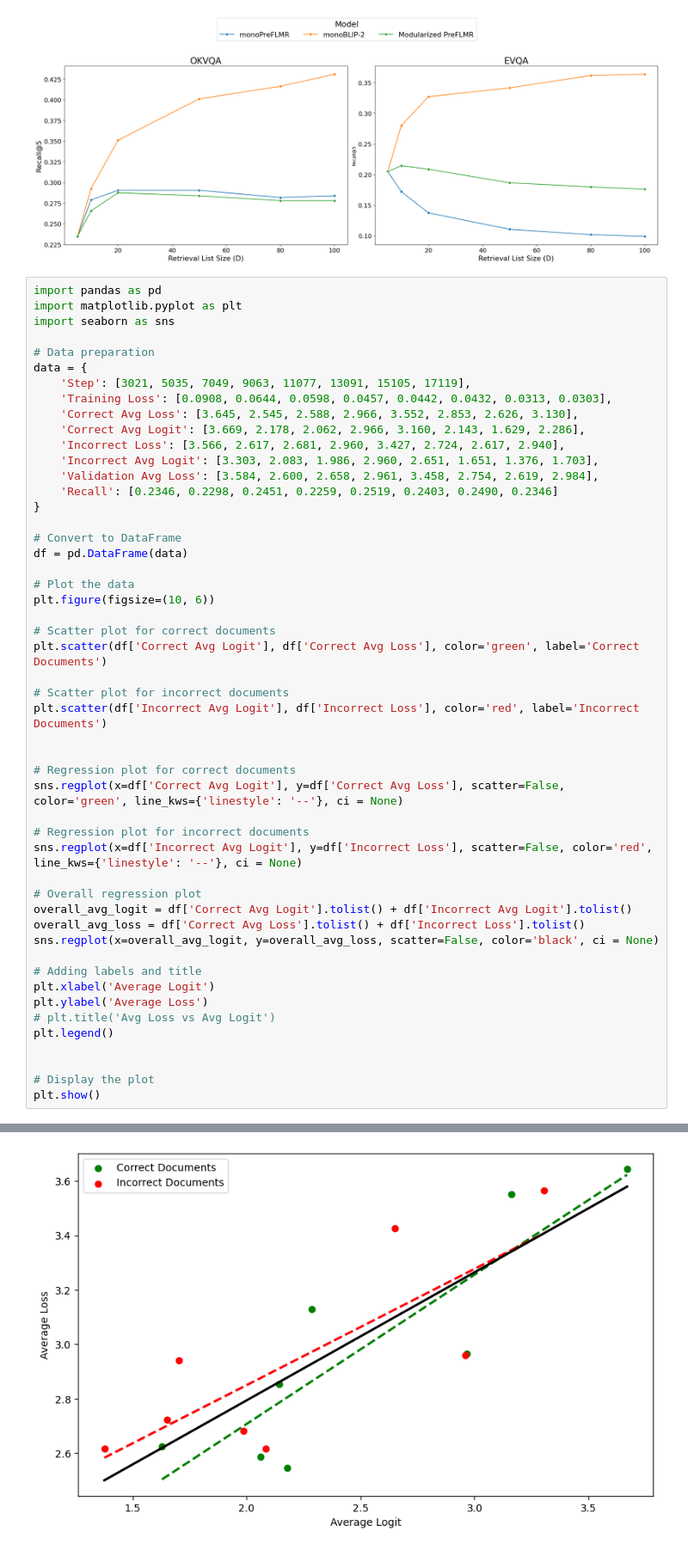
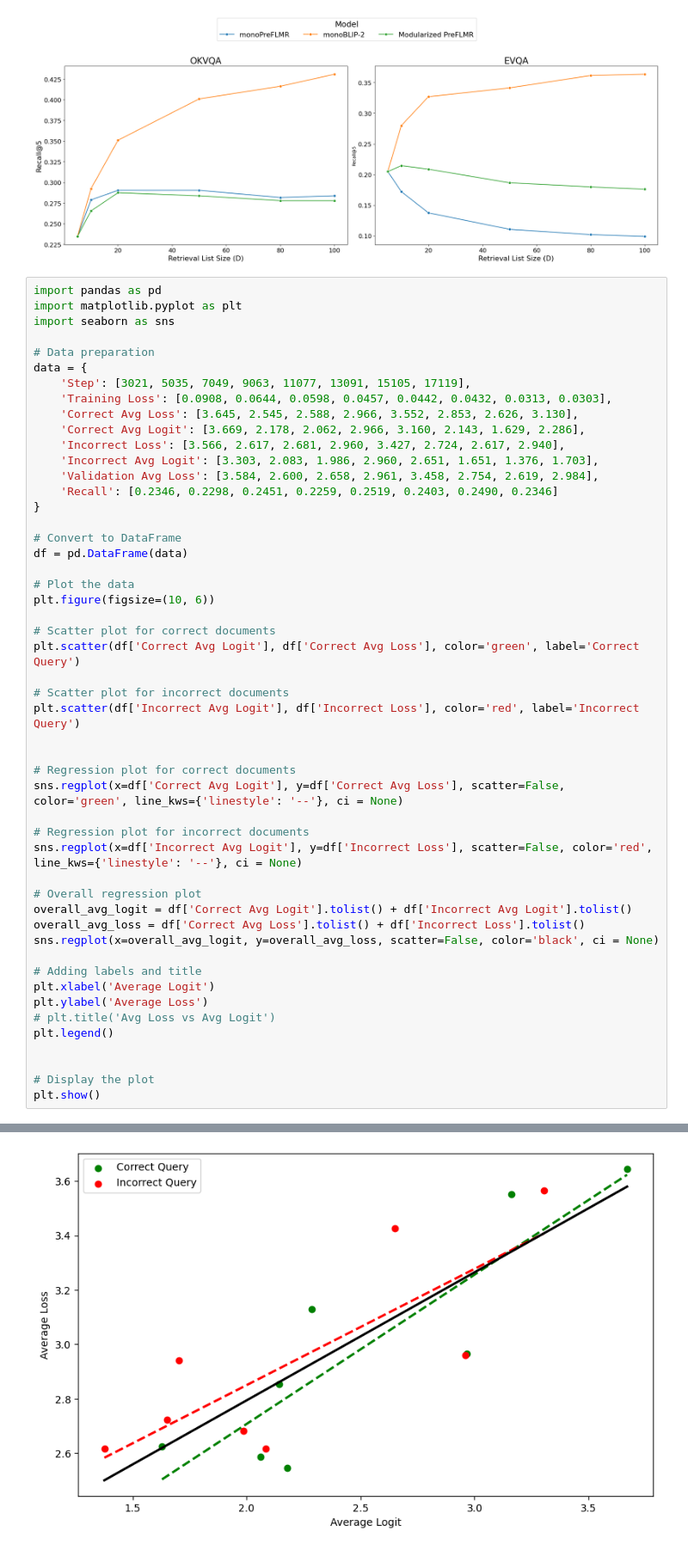
Before and after one commit to felixzhu17/Reranking-Multimodal-Retrievers, a Jupyter notebook: test.ipynb, the cells around one changed output, grey strips where cells are left out. Shown at 86% size. Cells and saved outputs as stored; diff of their text form.

```diff
--- a/test.ipynb
+++ b/test.ipynb
@@ -151,10 +151,10 @@ df = pd.DataFrame(data)
 plt.figure(figsize=(10, 6))
 
 # Scatter plot for correct documents
-plt.scatter(df['Correct Avg Logit'], df['Correct Avg Loss'], color='green', label='Correct Documents')
+plt.scatter(df['Correct Avg Logit'], df['Correct Avg Loss'], color='green', label='Correct Query')
 
 # Scatter plot for incorrect documents
-plt.scatter(df['Incorrect Avg Logit'], df['Incorrect Loss'], color='red', label='Incorrect Documents')
+plt.scatter(df['Incorrect Avg Logit'], df['Incorrect Loss'], color='red', label='Incorrect Query')
 
 
 # Regression plot for correct documents
@@ -181 +188 @@ plt.show()
-[figure, old version]
+[figure, new version]
```
Also changed, not shown: parts of 6 cells of this notebook.
